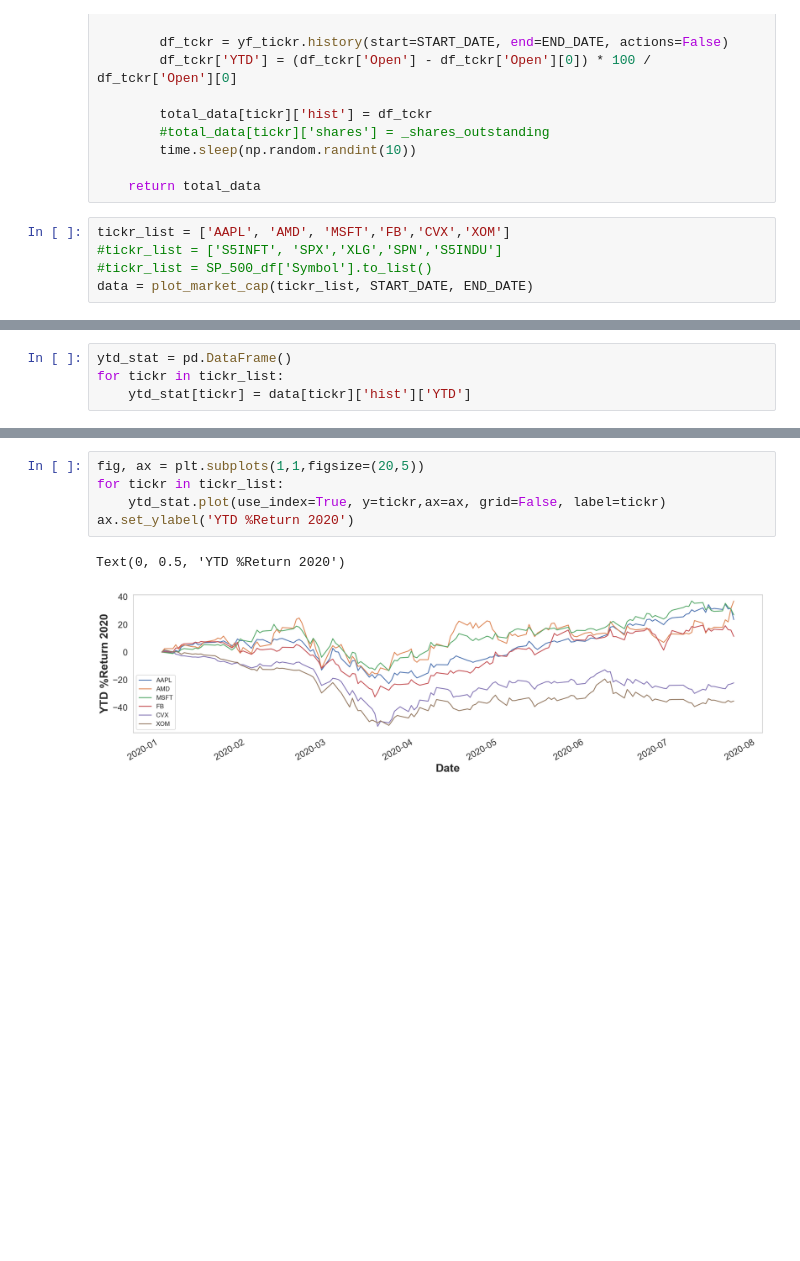
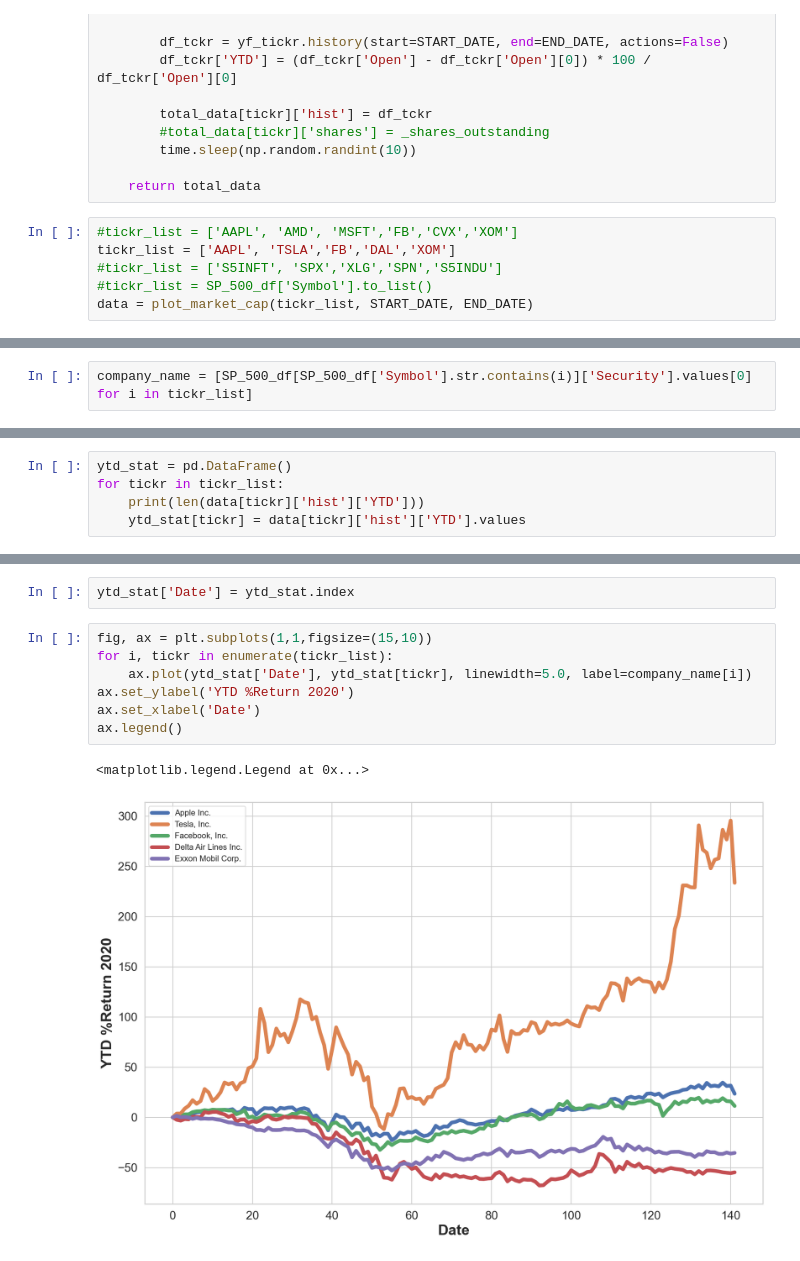
Before and after one commit to pgg1610/Project-Notebooks, a Jupyter notebook: SP_500.ipynb, the cells around one changed output, grey strips where cells are left out. Cells and saved outputs as stored; diff of their text form; blank space fills up the shorter version.

```diff
--- a/SP_500.ipynb
+++ b/SP_500.ipynb
@@ -207,7 +216,8 @@ def plot_market_cap(tickr_list, START_DATE, END_DATE):
 
     return total_data
 # %%
-tickr_list = ['AAPL', 'AMD', 'MSFT','FB','CVX','XOM']
+#tickr_list = ['AAPL', 'AMD', 'MSFT','FB','CVX','XOM']
+tickr_list = ['AAPL', 'TSLA','FB','DAL','XOM']
 #tickr_list = ['S5INFT', 'SPX','XLG','SPN','S5INDU']
 #tickr_list = SP_500_df['Symbol'].to_list()
 data = plot_market_cap(tickr_list, START_DATE, END_DATE)
@@ -220 +229,3 @@ Looking at: CVX
 Looking at: XOM
+# %%
+company_name = [SP_500_df[SP_500_df['Symbol'].str.contains(i)]['Security'].values[0] for i in tickr_list]
@@ -221,4 +244,5 @@ Looking at: XOM
 # %%
 ytd_stat = pd.DataFrame()
 for tickr in tickr_list:
-    ytd_stat[tickr] = data[tickr]['hist']['YTD']
+    print(len(data[tickr]['hist']['YTD']))
+    ytd_stat[tickr] = data[tickr]['hist']['YTD'].values
@@ -225,8 +255,12 @@ for tickr in tickr_list:
+# %%
+ytd_stat['Date'] = ytd_stat.index
 # %%
-fig, ax = plt.subplots(1,1,figsize=(20,5))
-for tickr in tickr_list:
-    ytd_stat.plot(use_index=True, y=tickr,ax=ax, grid=False, label=tickr)
+fig, ax = plt.subplots(1,1,figsize=(15,10))
+for i, tickr in enumerate(tickr_list):
+    ax.plot(ytd_stat['Date'], ytd_stat[tickr], linewidth=5.0, label=company_name[i])
 ax.set_ylabel('YTD %Return 2020')
+ax.set_xlabel('Date')
+ax.legend()
 # %% [output]
-Text(0, 0.5, 'YTD %Return 2020')
+<matplotlib.legend.Legend at 0x...>
-[figure, old version]
+[figure, new version]
```
Also changed, not shown: parts of 16 cells of this notebook, 38 other files.
